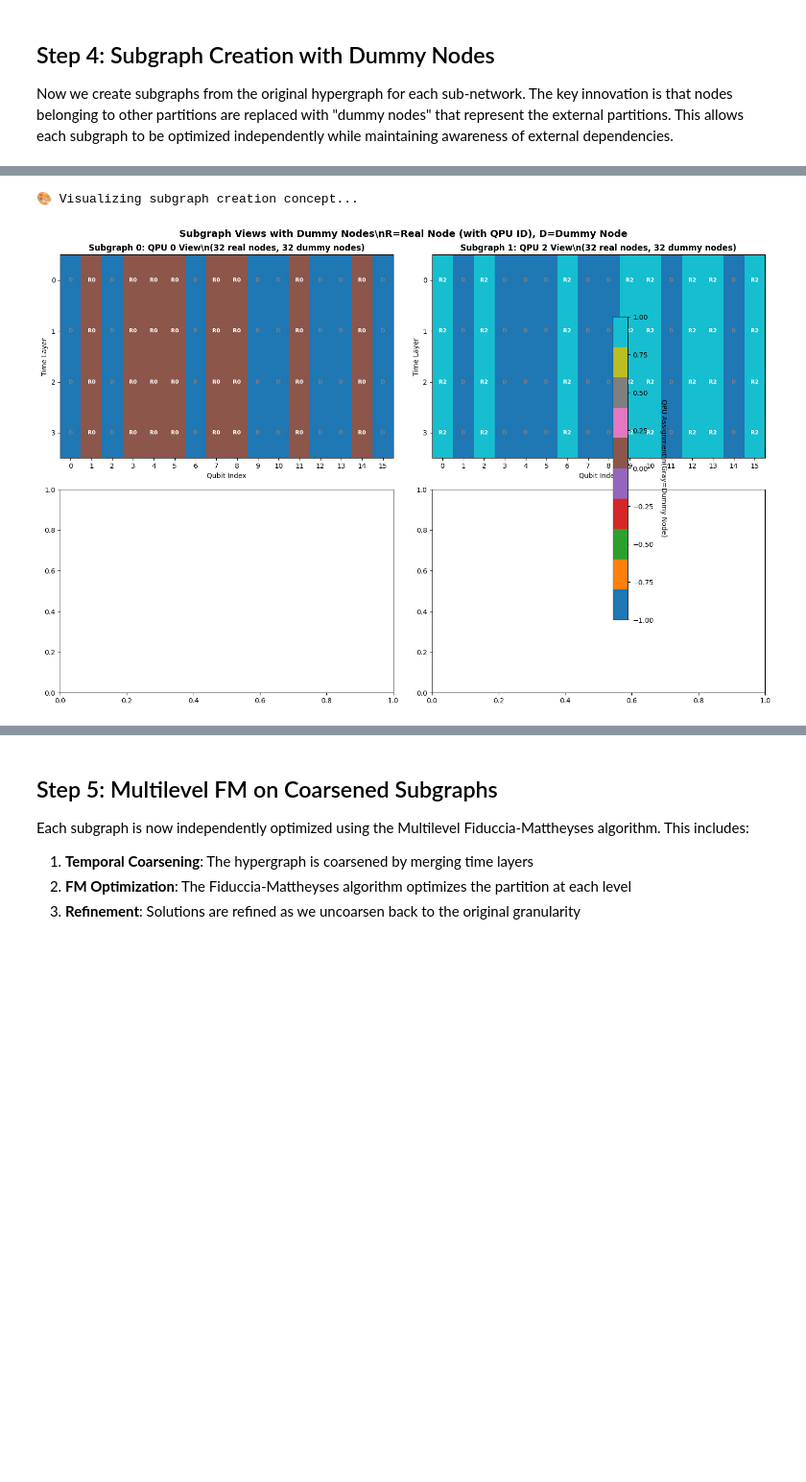
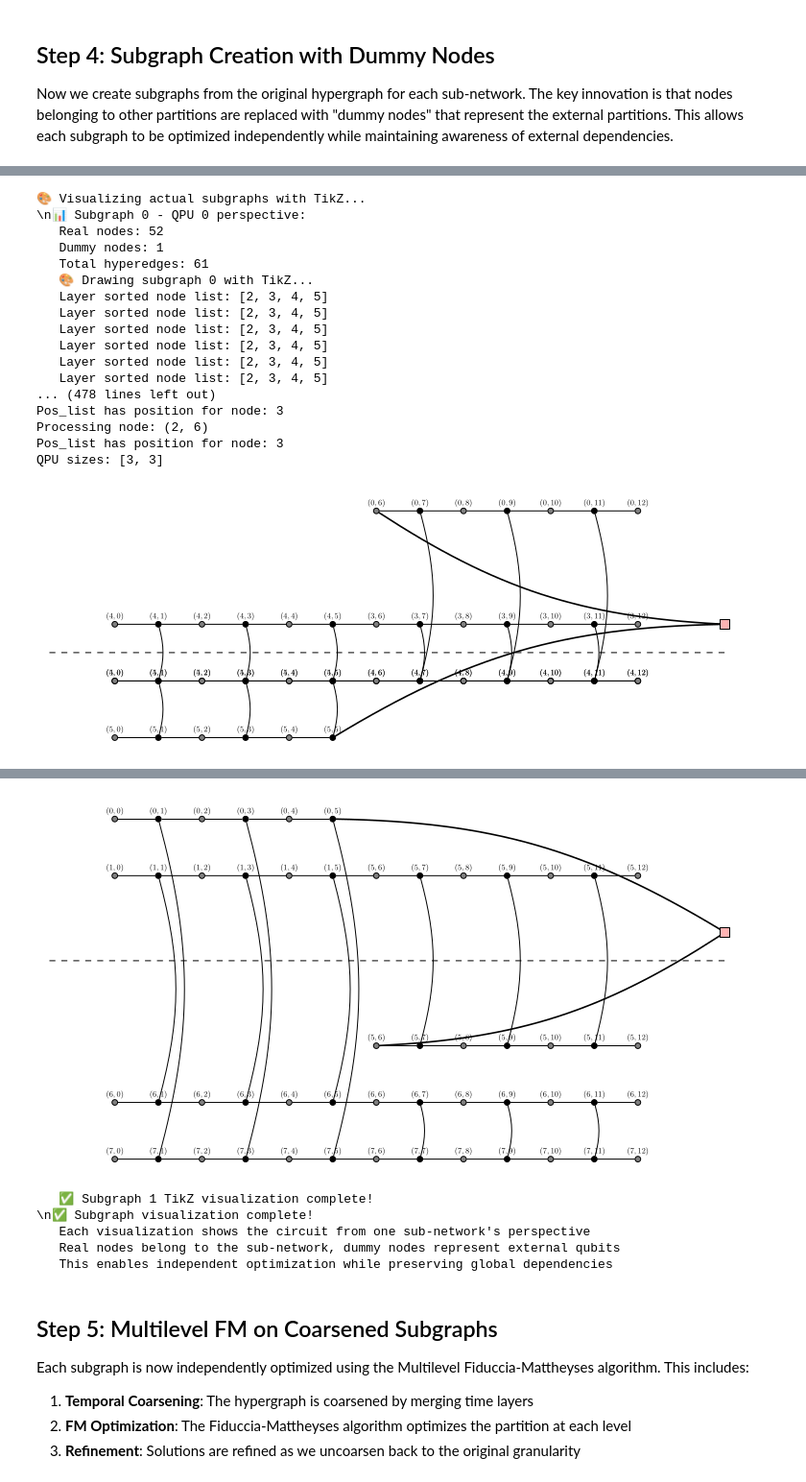
Before and after one commit to Enfest/DISQCO, a Jupyter notebook: Demos/beta/net_coarsening_walkthrough.ipynb, the cells around one changed output, grey strips where cells are left out. Shown at 96% size. Cells and saved outputs as stored; diff of their text form; code cells hidden in the pictures; blank space fills up the shorter version.

```diff
--- a/Demos/beta/net_coarsening_walkthrough.ipynb
+++ b/Demos/beta/net_coarsening_walkthrough.ipynb
@@ -57,16 +55,16 @@ This notebook will walk through the Network-Coarsened FM algorithm step by step.
 First, we create our quantum circuit and network topology. We'll use a 16-qubit Quantum Volume circuit and a 4-node linear network where each QPU can handle 4 qubits.
 # %%
 # Problem parameters
-num_qubits = 16
+num_qubits = 8
 num_qpus = 4  # 4-node linear network
-qpu_capacity = 5  # Each QPU can handle 4 qubits
+qpu_capacity = 3  # Each QPU can handle 4 qubits
 coarsening_factor = 2  # l=2
 
 # Create the quantum circuit (16-qubit Quantum Volume)
 from qiskit import transpile
 from disqco.circuits.cp_fraction import cp_fraction
 
-circuit = QuantumVolume(num_qubits, depth=3, seed=42)
+circuit = QuantumVolume(num_qubits, depth=2, seed=42)
 # Transpile to the right gate set
 circuit = transpile(circuit, basis_gates=['u', 'cp'])
 
@@ -619,33 +608,29 @@ for i, subgraph_info in enumerate(subgraph_data[:4]):  # Show up to 4 subgraphs
         active_nodes = subgraph_info['active_nodes']
         node_map = subgraph_info['node_map']
 
+        node_list = order_nodes(subgraph)
+        assignment_map, sorted_node_list = map_assignment(node_list)
+        for layer in sorted_node_list:
+            print(f"   Layer sorted node list: {layer}")
+        for node in assignment_map:
+            print(f"   Node {node} mapped to sub_node {assignment_map[node]}")
+
         # Create a simplified assignment for the subgraph visualization
         # Use the partition assignment that corresponds to this subgraph
-        sub_assignment = []
-        for t in range(len(optimized_assignment_coarse)):
-            layer_assignment = []
-            for q in range(len(optimized_assignment_coarse[t])):
-                # Map the coarse assignment to subgraph perspective
-                orig_partition = optimized_assignment_coarse[t][q]
-                if orig_partition < len(coarsest_node_map):
-                    orig_qpu = coarsest_node_map[orig_partition]
-                    if orig_qpu in active_nodes:
-                        # This qubit belongs to this subgraph
-                        layer_assignment.append(0)  # Map to partition 0 in subgraph view
-                    else:
-                        # This qubit is external - represented by dummy node
-                        layer_assignment.append(1)  # Map to partition 1 (dummy)
-                else:
-                    layer_assignment.append(0)
-            sub_assignment.append(layer_assignment)
+        sub_assignment = set_initial_sub_partitions(
+            sub_network=network,
+            node_list=sorted_node_list,
+            active_nodes=active_nodes,
+            assignment_map=assignment_map,
+        )
 
         # QPU info for this subgraph (active QPUs + dummy representation)
         qpu_info = [subgraph_info['qpu_sizes'][qpu] for qpu in active_nodes]
-        if subgraph_info['dummy_count'] > 0:
-            qpu_info.append(1)  # Add dummy QPU capacity
+        # if subgraph_info['dummy_count'] > 0:
+        #     qpu_info.append(1)  # Add dummy QPU capacity
 
         # Use draw_subgraph_tikz for proper visualization
-        draw_subgraph_tikz(
+        fig = draw_subgraph_tikz(
             subgraph,
             sub_assignment,
             qpu_info,
@@ -654,6 +639,7 @@ for i, subgraph_info in enumerate(subgraph_data[:4]):  # Show up to 4 subgraphs
             fill_background=True,
             show_labels=True
         )
+        display(fig)
 
         print(f"   ✅ Subgraph {i} TikZ visualization complete!")
 
@@ -677,32 +663,48 @@ for i, subgraph_info in enumerate(subgraph_data[:4]):  # Show up to 4 subgraphs
                     orig_qpu = coarsest_node_map[orig_partition]
                     if orig_qpu == active_qpu:
                         subgraph_matrix[t, q] = 0  # Real node
                     else:
                         subgraph_matrix[t, q] = 1  # Dummy node
 
         im = ax.imshow(subgraph_matrix.T, cmap='RdYlBu', aspect='auto',
                        interpolation='nearest', vmin=0, vmax=1)
 
         ax.set_title(f'Subgraph {i}: QPU {active_qpu} View\\n'
                     f'Blue=Real Node, Red=Dummy Node', fontweight='bold')
         ax.set_xlabel('Time Layer')
         ax.set_ylabel('Qubit Index')
 
         # Add colorbar
         cbar = plt.colorbar(im, ax=ax, shrink=0.8)
         cbar.set_label('Node Type', rotation=270, labelpad=15)
         cbar.set_ticks([0, 1])
         cbar.set_ticklabels(['Real', 'Dummy'])
 
         plt.tight_layout()
         plt.show()
 
         print(f"   📊 Fallback visualization complete for subgraph {i}")
 
 print("\\n✅ Subgraph visualization complete!")
 print("   Each visualization shows the circuit from one sub-network's perspective")
 print("   Real nodes belong to the sub-network, dummy nodes represent external qubits")
 print("   This enables independent optimization while preserving global dependencies")
 # %% [output]
-🎨 Visualizing subgraph creation concept...
+🎨 Visualizing actual subgraphs with TikZ...
+\n📊 Subgraph 0 - QPU 0 perspective:
+   Real nodes: 52
+   Dummy nodes: 1
+   Total hyperedges: 61
+   🎨 Drawing subgraph 0 with TikZ...
+   Layer sorted node list: [2, 3, 4, 5]
+   Layer sorted node list: [2, 3, 4, 5]
+   Layer sorted node list: [2, 3, 4, 5]
+   Layer sorted node list: [2, 3, 4, 5]
+   Layer sorted node list: [2, 3, 4, 5]
+   Layer sorted node list: [2, 3, 4, 5]
+... (478 lines left out)
+Pos_list has position for node: 3
+Processing node: (2, 6)
+Pos_list has position for node: 3
+QPU sizes: [3, 3]
-[figure, old version]
+[figure, new version]
@@ -713,3 +728,9 @@ print("   This enables independent optimization while preserving global dependen
+[figure, added]
+   ✅ Subgraph 1 TikZ visualization complete!
+\n✅ Subgraph visualization complete!
+   Each visualization shows the circuit from one sub-network's perspective
+   Real nodes belong to the sub-network, dummy nodes represent external qubits
+   This enables independent optimization while preserving global dependencies
 # %% [markdown]
 ## Step 5: Multilevel FM on Coarsened Subgraphs
 
```
Also changed, not shown: parts of 14 cells of this notebook.
